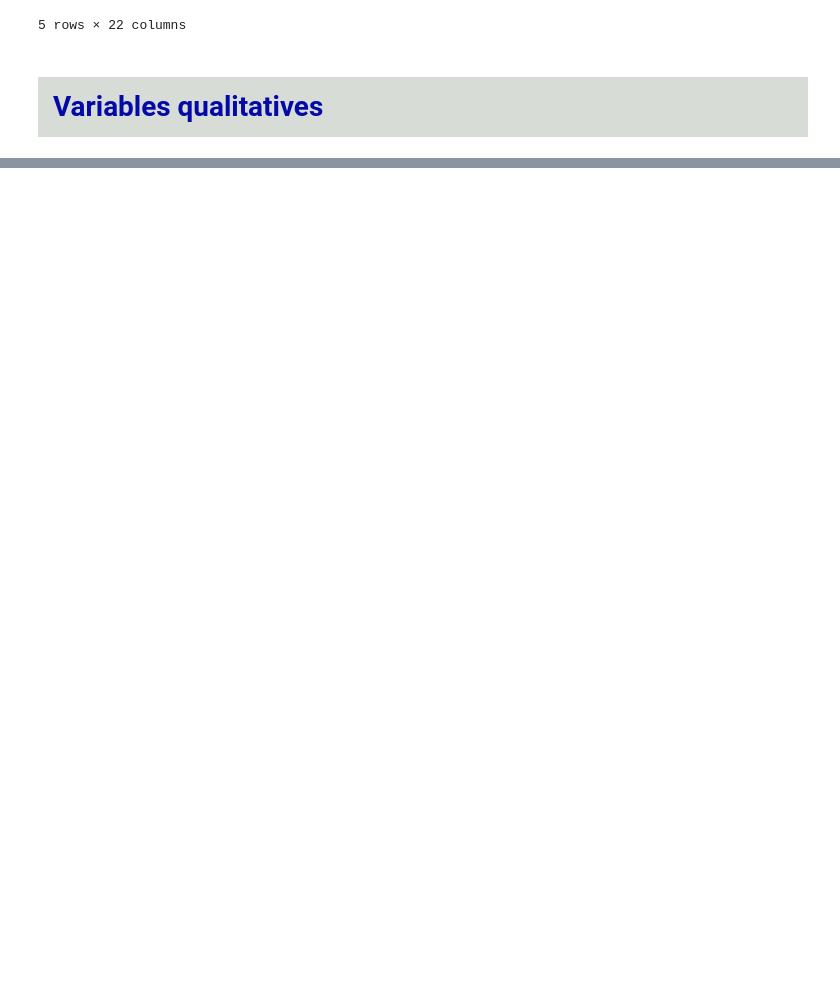
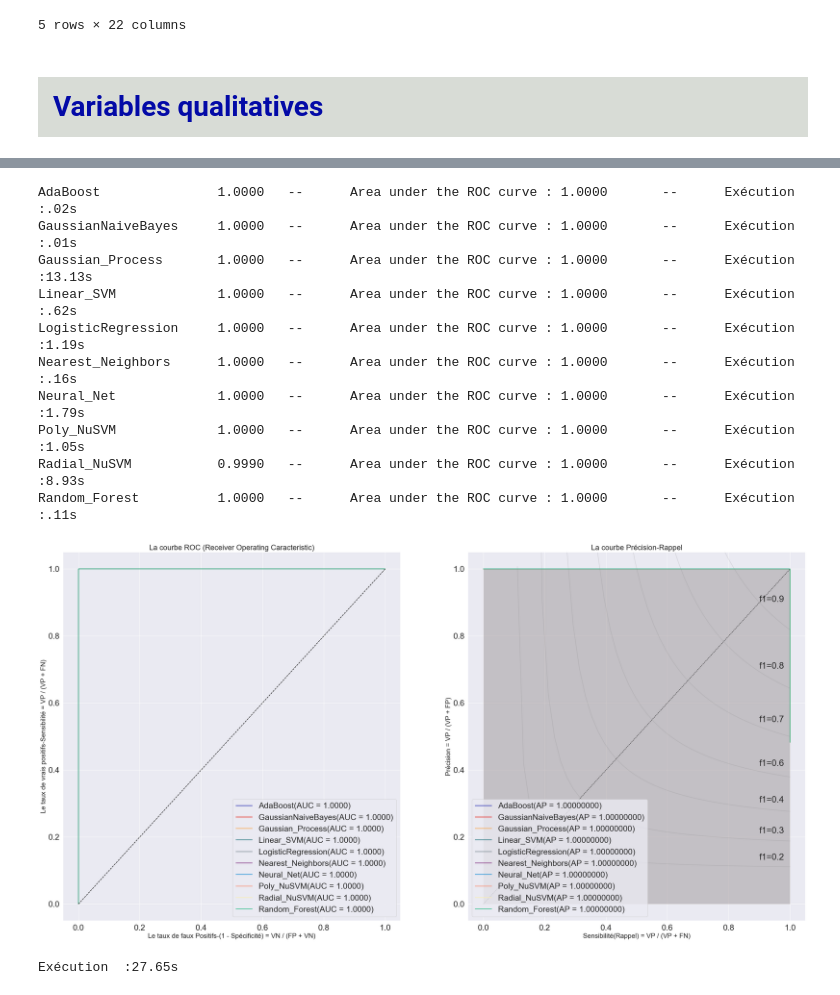
Before and after one commit to Cheliel/big_data, a Jupyter notebook: _git/MachineLearning/classification_supervise/classification_binaire/ClassificationDesChampignons-Classifications-Initial.ipynb, the cells around one changed output, grey strips where cells are left out. Cells and saved outputs as stored; diff of their text form; code cells hidden in the pictures; blank space fills up the shorter version.

```diff
--- a/_git/MachineLearning/classification_supervise/classification_binaire/ClassificationDesChampignons-Classifications-Initial.ipynb
+++ b/_git/MachineLearning/classification_supervise/classification_binaire/ClassificationDesChampignons-Classifications-Initial.ipynb
@@ -325,0 +344,11 @@ afficheSeparationsBinaires(donneesXy, palette, ax, cible=cible)
+# %%
+X = X_process
+y = y_process
+
+X_train, X_test, y_train, y_test = train_test_split(X,
+                                                     y,
+                                                     test_size=1024/len(X),
+                                                     random_state=0,
+                                                     stratify = y
+                                                   )
+X_train.shape, X_test.shape
@@ -325,0 +377,6 @@ afficheSeparationsBinaires(donneesXy, palette, ax, cible=cible)
+# %%
+classificateursDict =  initDictionnaireClassificateurs(arbres=12)
+classificateursDict.pop('LightGBM')
+classificateursDict.pop('XGBoost')
+classificateursDict.pop('Stochastic_GD')
+classificateursDict.pop('QuadraticDiscriminant')
@@ -325,0 +408,40 @@ afficheSeparationsBinaires(donneesXy, palette, ax, cible=cible)
+# %%
+def getCatDictionary(donnees):
+    data = donnees.copy()
+    for colonne in donnees.columns:
+        data[colonne+'_num'] = pd.Categorical(donnees[colonne]).codes
+    return data
+
+#X_train_categoricalDonnes = getCatDictionary(X_train)
+
+#X_test_categoricalDonnes = getCatDictionary(X_test)
+
+y_train_categoricalDonnes = pd.Categorical(y_train).codes
+y_test_categoricalDonnes = pd.Categorical(y_test).codes
+#y_train_categoricalDonnes = getCatDictionary(y_train)
+#y_test_categoricalDonnes = getCatDictionary(y_test)
+
+#X_test_categoricalDonnes
+# %%
+resultatsTemp = executionEssaiComparaisonClassificateurs( classificateursDict=classificateursDict,
+                                                        X_train = X_train.filter(regex='(_num)$', axis=1),
+                                                        y_train = y_train_categoricalDonnes,
+                                                        X_test = X_test.filter(regex='(_num)$', axis=1),
+                                                        y_test = y_test_categoricalDonnes,
+                                                        couleurs=palette[:len(classificateursDict.keys())],
+                                                        nom_essai='CategoriesChampignons',
+                                                        projet=None)
+resultats = pd.concat([resultatsTemp])
+# %% [output]
+AdaBoost               1.0000   --      Area under the ROC curve : 1.0000       --      Exécution  :.02s
+GaussianNaiveBayes     1.0000   --      Area under the ROC curve : 1.0000       --      Exécution  :.01s
+Gaussian_Process       1.0000   --      Area under the ROC curve : 1.0000       --      Exécution  :13.13s
+Linear_SVM             1.0000   --      Area under the ROC curve : 1.0000       --      Exécution  :.62s
+LogisticRegression     1.0000   --      Area under the ROC curve : 1.0000       --      Exécution  :1.19s
+Nearest_Neighbors      1.0000   --      Area under the ROC curve : 1.0000       --      Exécution  :.16s
+Neural_Net             1.0000   --      Area under the ROC curve : 1.0000       --      Exécution  :1.79s
+Poly_NuSVM             1.0000   --      Area under the ROC curve : 1.0000       --      Exécution  :1.05s
+Radial_NuSVM           0.9990   --      Area under the ROC curve : 1.0000       --      Exécution  :8.93s
+Random_Forest          1.0000   --      Area under the ROC curve : 1.0000       --      Exécution  :.11s
+[figure, added]
+Exécution  :27.65s
```
Also changed, not shown: parts of 19 cells of this notebook, 2 other files.
